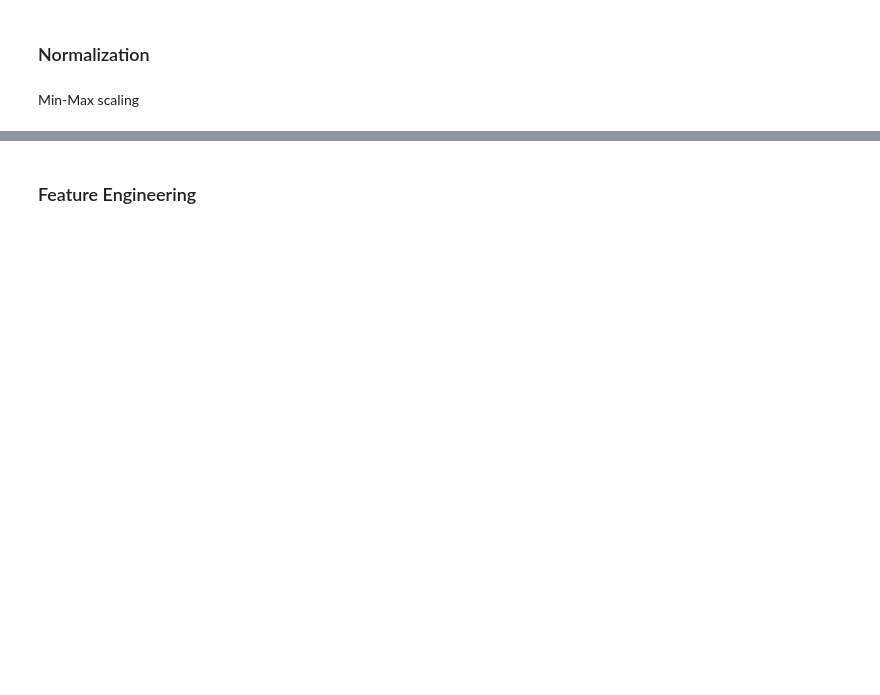
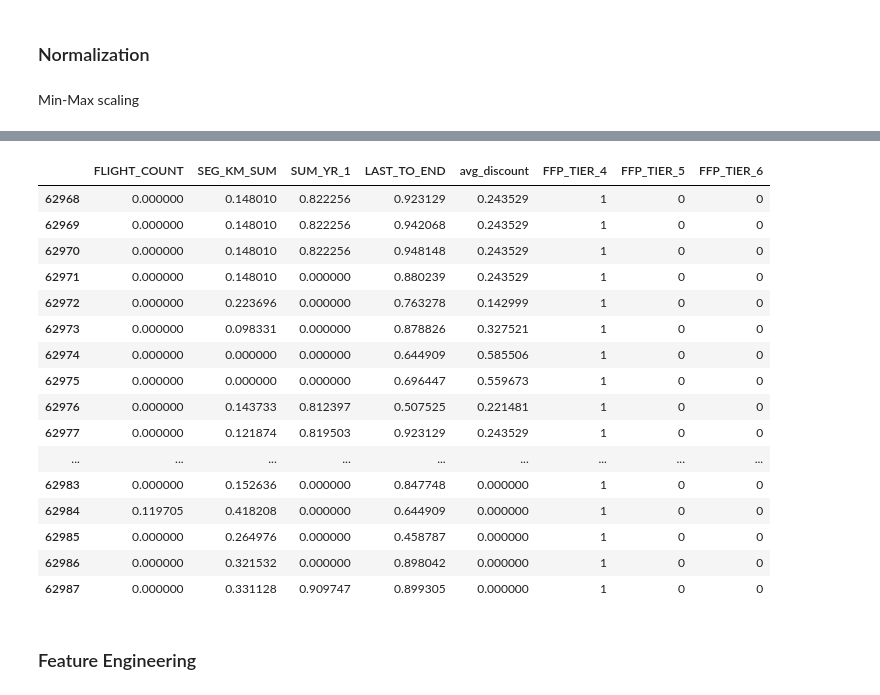
Before and after one commit to FiZufa/Rakamin-Homework, a Jupyter notebook: week16_unsupervised_learning/2_Data_preprocessing.ipynb, the cells around one changed output, grey strips where cells are left out. Drawn from its saved outputs; the diff is of its cells as text; code cells hidden in the pictures; blank space fills up the shorter version.

```diff
--- a/week16_unsupervised_learning/2_Data_preprocessing.ipynb
+++ b/week16_unsupervised_learning/2_Data_preprocessing.ipynb
@@ -36,2 +352,22 @@ One-hot encoding
+# %%
+selected_flight_df.tail(20)
+# %% [output]
+|  | FLIGHT_COUNT | SEG_KM_SUM | SUM_YR_1 | LAST_TO_END | avg_discount | FFP_TIER_4 | FFP_TIER_5 | FFP_TIER_6 |
+| 62968 | 0.000000 | 0.148010 | 0.822256 | 0.923129 | 0.243529 | 1 | 0 | 0 |
+| 62969 | 0.000000 | 0.148010 | 0.822256 | 0.942068 | 0.243529 | 1 | 0 | 0 |
+| 62970 | 0.000000 | 0.148010 | 0.822256 | 0.948148 | 0.243529 | 1 | 0 | 0 |
+| 62971 | 0.000000 | 0.148010 | 0.000000 | 0.880239 | 0.243529 | 1 | 0 | 0 |
+| 62972 | 0.000000 | 0.223696 | 0.000000 | 0.763278 | 0.142999 | 1 | 0 | 0 |
+| 62973 | 0.000000 | 0.098331 | 0.000000 | 0.878826 | 0.327521 | 1 | 0 | 0 |
+| 62974 | 0.000000 | 0.000000 | 0.000000 | 0.644909 | 0.585506 | 1 | 0 | 0 |
+| 62975 | 0.000000 | 0.000000 | 0.000000 | 0.696447 | 0.559673 | 1 | 0 | 0 |
+| 62976 | 0.000000 | 0.143733 | 0.812397 | 0.507525 | 0.221481 | 1 | 0 | 0 |
+| 62977 | 0.000000 | 0.121874 | 0.819503 | 0.923129 | 0.243529 | 1 | 0 | 0 |
+| ... | ... | ... | ... | ... | ... | ... | ... | ... |
+| 62983 | 0.000000 | 0.152636 | 0.000000 | 0.847748 | 0.000000 | 1 | 0 | 0 |
+| 62984 | 0.119705 | 0.418208 | 0.000000 | 0.644909 | 0.000000 | 1 | 0 | 0 |
+| 62985 | 0.000000 | 0.264976 | 0.000000 | 0.458787 | 0.000000 | 1 | 0 | 0 |
+| 62986 | 0.000000 | 0.321532 | 0.000000 | 0.898042 | 0.000000 | 1 | 0 | 0 |
+| 62987 | 0.000000 | 0.331128 | 0.909747 | 0.899305 | 0.000000 | 1 | 0 | 0 |
 # %% [markdown]
 ### Feature Engineering
```
Also changed, not shown: parts of 45 cells of this notebook, 1 other file.
